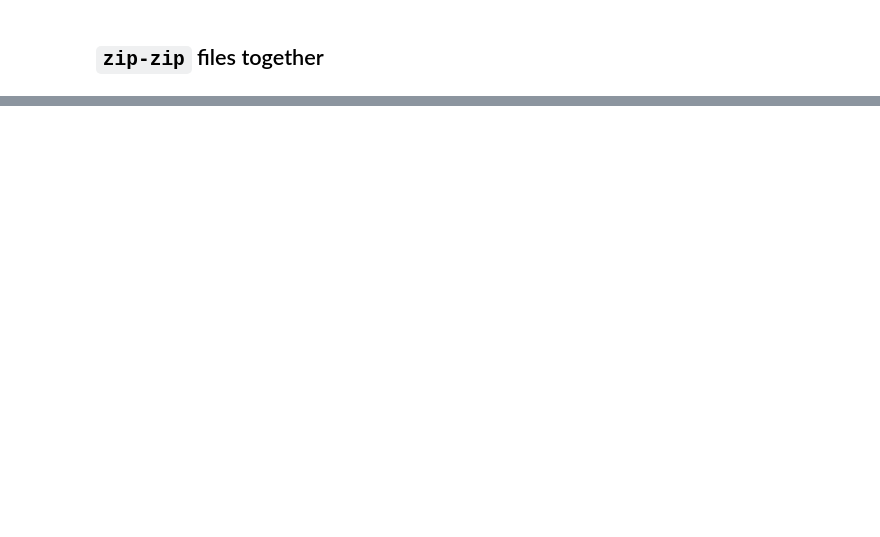
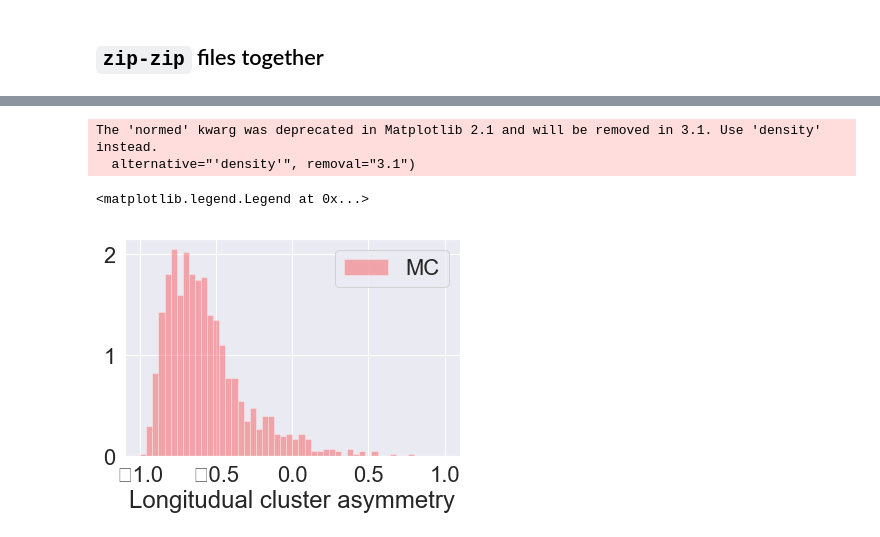
Before and after one commit to SchattenGenie/mlhep2019_2_phase, a Jupyter notebook: analysis/lhcb_calo_gan.ipynb, the cells around one changed output, grey strips where cells are left out. Saved outputs shown, nothing was run; the diff lists cells and outputs as text; code cells hidden in the pictures; blank space fills up the shorter version.

```diff
--- a/analysis/lhcb_calo_gan.ipynb
+++ b/analysis/lhcb_calo_gan.ipynb
@@ -479,0 +674,16 @@ plt.show()
+# %%
+assym = get_assymetry(EnergyDeposit, ParticleMomentum.detach().numpy(), ParticlePoint.detach().numpy(), orthog=False)
+assym_ortho = get_assymetry(EnergyDeposit, ParticleMomentum.detach().numpy(), ParticlePoint.detach().numpy(), orthog=True)
+sh_width = get_shower_width(EnergyDeposit, ParticleMomentum.detach().numpy(), ParticlePoint.detach().numpy(), orthog=False)
+sh_width_ortho = get_shower_width(EnergyDeposit, ParticleMomentum.detach().numpy(), ParticlePoint.detach().numpy(), orthog=True)
+sparsity_level = get_sparsity_level(EnergyDeposit)
+# %%
+sns.set(font_scale=2)
+plt.hist(assym, bins=50, range=[-1, 1], color='red', alpha=0.3, normed=True, label='MC');
+plt.xlabel('Longitudual cluster asymmetry')
+plt.legend(loc='best')
+# %% [output]
+The 'normed' kwarg was deprecated in Matplotlib 2.1 and will be removed in 3.1. Use 'density' instead.
+  alternative="'density'", removal="3.1")
+<matplotlib.legend.Legend at 0x...>
+[figure, added]
```
Also changed, not shown: parts of 45 cells of this notebook.
